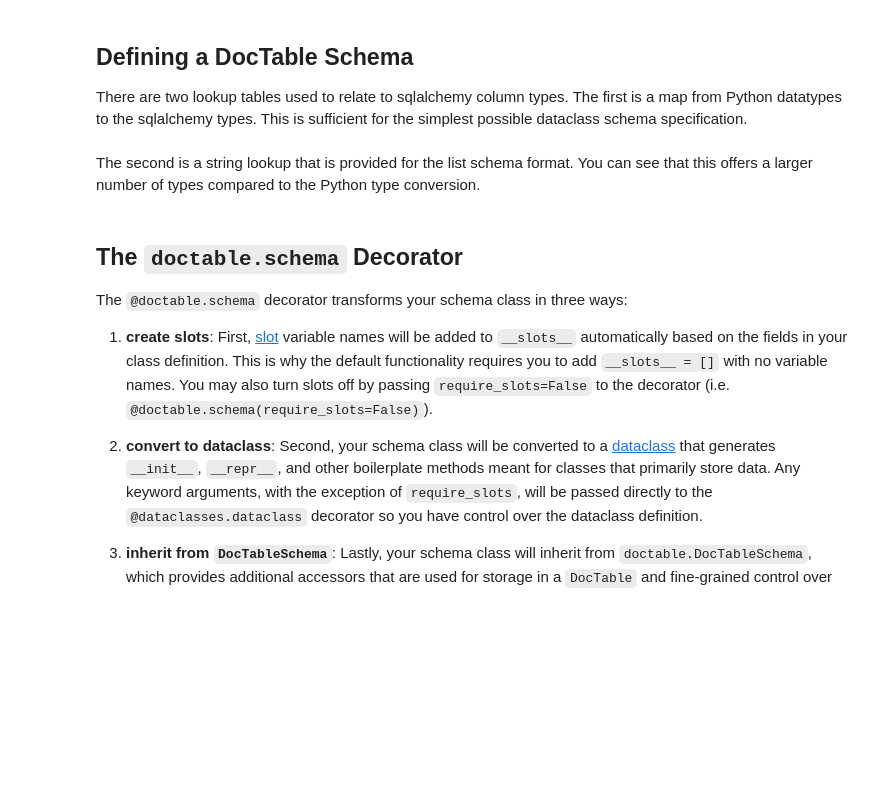
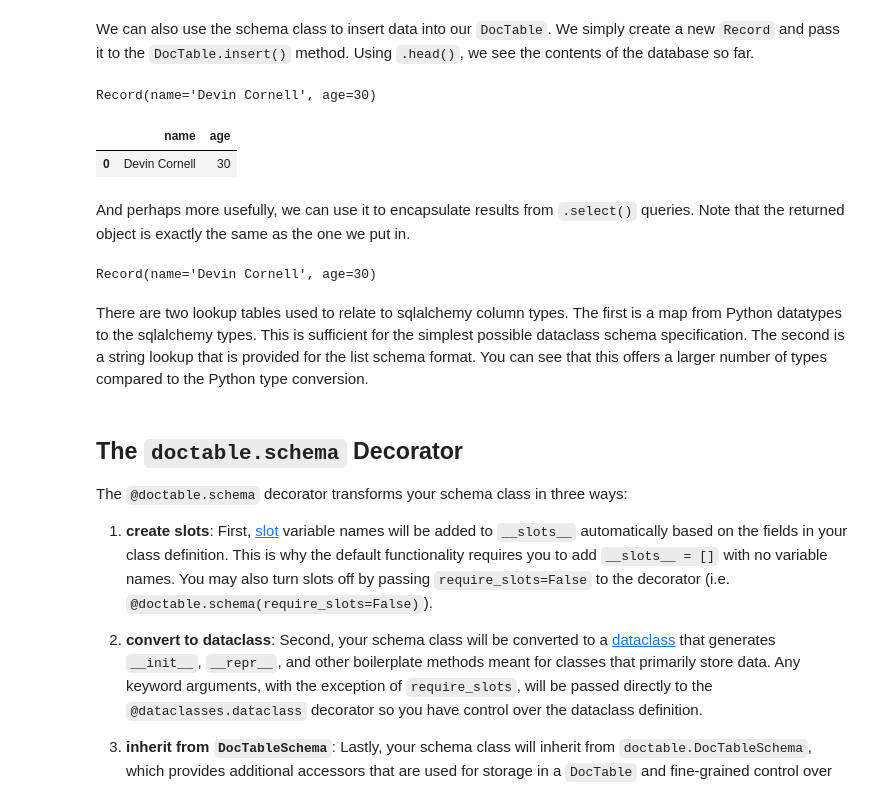
Before and after one commit to devincornell/doctable, a Jupyter notebook: examples/doctable_schema.ipynb, the cells around one changed output. Cells and saved outputs as stored; diff of their text form; code cells hidden in the pictures; blank space fills up the shorter version.

```diff
--- a/examples/doctable_schema.ipynb
+++ b/examples/doctable_schema.ipynb
@@ -12,9 +36,24 @@ import doctable
+# %% [markdown]
+We can also use the schema class to insert data into our `DocTable`. We simply create a new `Record` and pass it to the `DocTable.insert()` method. Using `.head()`, we see the contents of the database so far.
+# %%
+new_record = Record(name='Devin Cornell', age=30)
+print(new_record)
+table.insert(new_record)
+table.head()
+# %% [output]
+Record(name='Devin Cornell', age=30)
+|  | name | age |
+| 0 | Devin Cornell | 30 |
+# %% [markdown]
+And perhaps more usefully, we can use it to encapsulate results from `.select()` queries. Note that the returned object is exactly the same as the one we put in.
+# %%
+first_record = table.select_first()
+print(first_record)
+# %% [output]
+Record(name='Devin Cornell', age=30)
 # %% [markdown]
-## Defining a DocTable Schema
-
 There are two lookup tables used to relate to sqlalchemy column types. The first is a map from Python datatypes to the sqlalchemy types. This is sufficient for the simplest possible dataclass schema specification.
+The second is a string lookup that is provided for the list schema format. You can see that this offers a larger number of types compared to the Python type conversion.
-# %% [markdown]
-The second is a string lookup that is provided for the list schema format. You can see that this offers a larger number of types compared to the Python type conversion.
 # %% [markdown]
 ## The `doctable.schema` Decorator
 
```
Also changed, not shown: parts of 13 cells of this notebook, 1 other file.
